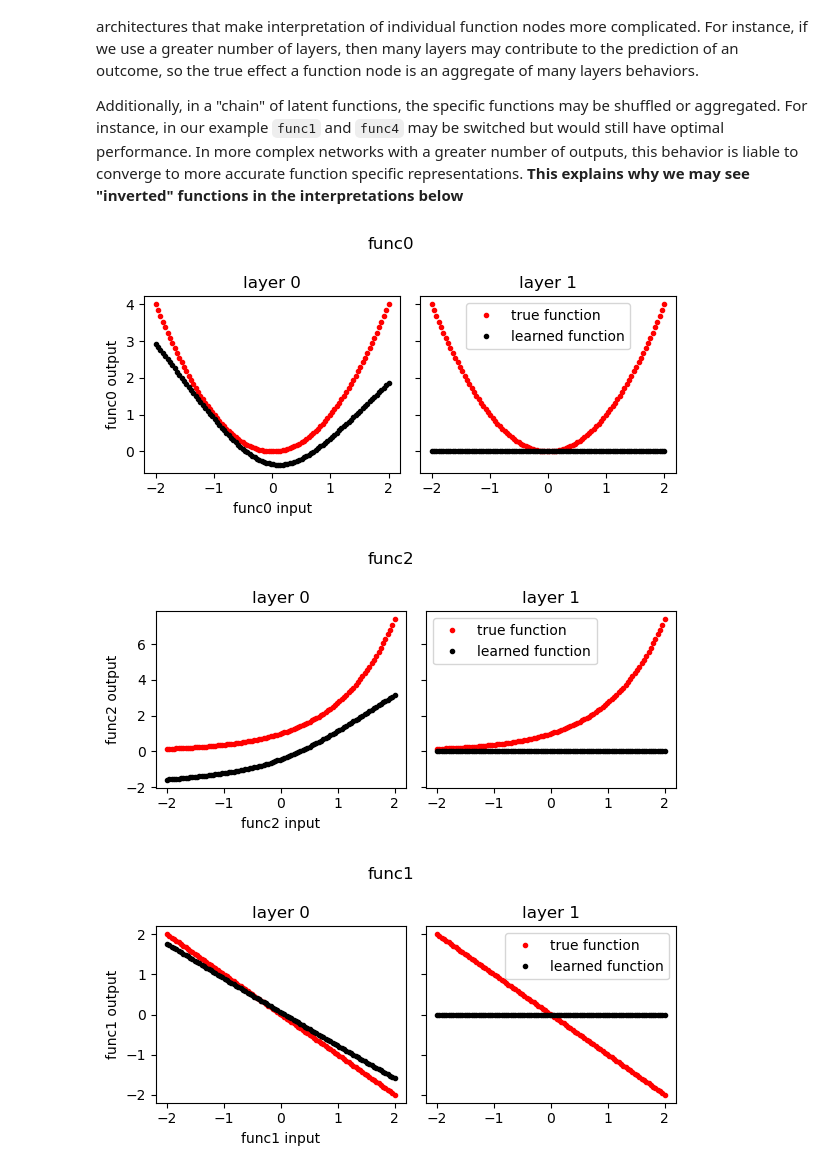
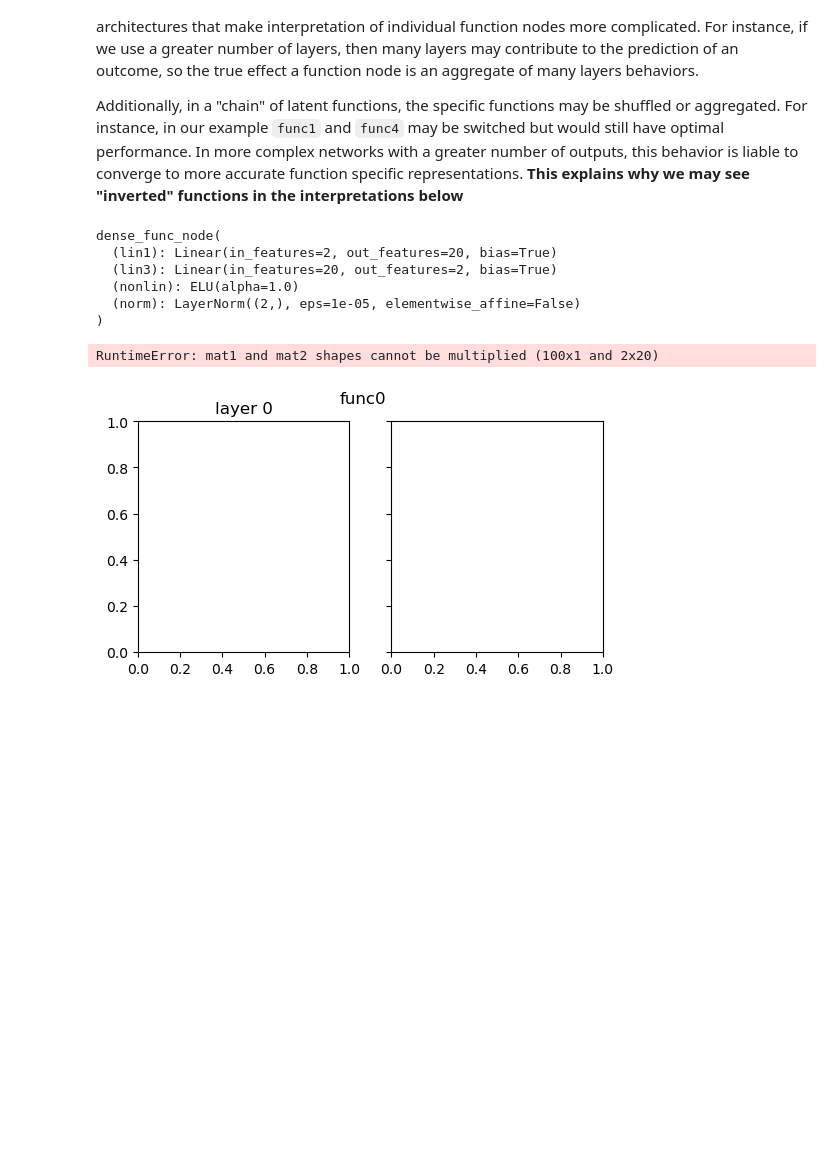
Before and after one commit to nathanieljevans/GSNN, a Jupyter notebook: examples/02_simulate.ipynb, the cells around one changed output. Drawn from its saved outputs; the diff is of its cells as text; code cells hidden in the pictures; blank space fills up the shorter version.

```diff
--- a/examples/02_simulate.ipynb
+++ b/examples/02_simulate.ipynb
@@ -94,3 +94,32 @@ Rationale for hyperparameters:
 
 
 Note, we incldued a strong `weight decay` to remove spurrious behaviors and make interpretation simpler.
+# %%
+data = nx2pyg(G, input_nodes, function_nodes, output_nodes)
+
+model = GSNN(data.edge_index_dict,
+             data.node_names_dict,
+             channels=20,
+             layers=2,
+             share_layers=False,
+             bias=True,
+             add_function_self_edges=True,
+             checkpoint=True,
+             norm='batch',
+             dropout=0).to(device)
+
+print('n params', sum([p.numel() for p in model.parameters()]))
+
+optim = torch.optim.Adam(model.parameters(), lr=1e-2, weight_decay=1e-3)
+crit = torch.nn.MSELoss()
+
+losses_gsnn = []
+for i in range(500):
+    optim.zero_grad()
+
+    yhat = model(x_train)
+    loss = crit(y_train, yhat)
+    loss.backward()
+    optim.step()
+
+    print(f'iter: {i} | loss: {loss.item():.3f}',end='\r')
@@ -97,3 +129,6 @@ Note, we incldued a strong `weight decay` to remove spurrious behaviors and make
+# %%
+y_shuffle_idxs = torch.randperm(y_train.shape[1])
+y_train = y_train[:, y_shuffle_idxs]
 # %%
 data = nx2pyg(G, input_nodes, function_nodes, output_nodes)
 
@@ -103,10 +138,10 @@ model = GSNN(data.edge_index_dict,
              layers=2,
              share_layers=False,
              bias=True,
-             add_function_self_edges=False,
+             add_function_self_edges=True,
+             checkpoint=True,
              norm='none',
-             dropout=0,
-             dropout_type='channel').to(device)
+             dropout=0).to(device)
 
 print('n params', sum([p.numel() for p in model.parameters()]))
 
@@ -139,34 +173,42 @@ Note that nodes that the layer that is learned is dependent on the nodes locatio
 In most scenarios, we do not know the exact required path length and want to use more competive architectures that make interpretation of individual function nodes more complicated. For instance, if we use a greater number of layers, then many layers may contribute to the prediction of an outcome, so the true effect a function node is an aggregate of many layers behaviors.
 
 Additionally, in a "chain" of latent functions, the specific functions may be shuffled or aggregated. For instance, in our example `func1` and `func4` may be switched but would still have optimal performance. In more complex networks with a greater number of outputs, this behavior is liable to  converge to more accurate function specific representations. **This explains why we may see "inverted" functions in the interpretations below**
+# %%
+func
+# %% [output]
+dense_func_node(
+  (lin1): Linear(in_features=2, out_features=20, bias=True)
+  (lin3): Linear(in_features=20, out_features=2, bias=True)
+  (nonlin): ELU(alpha=1.0)
+  (norm): LayerNorm((2,), eps=1e-05, elementwise_affine=False)
+)
 # %%
 for fn in ['func0', 'func2', 'func1', 'func4']:
 
     model = model.eval()
-
-    inp = torch.linspace(-2,2,100).view(-1,1)
 
     if fn in special_functions:
         out_true = [special_functions[fn](np.array(x)) for x in inp]
     else:
         out_true = [x for x in inp]
 
     f,axes = plt.subplots(1,2, figsize=(6,3), sharey=True)
-    plt.suptitle( fn)
+    plt.suptitle( fn )
 
     for i in range(2):
         axes[i].set_title(f'layer {i}')
         func, meta = extract_entity_function(node=fn, model=model, data=data, layer=i)
+        n_inputs = func.lin1.weight.data.shape[0]
+        inp = torch.randn(100, n_inputs)
         out = func(inp)
         axes.flat[i].plot(inp, out_true, 'r.', label='true function')
         axes.flat[i].plot(inp.detach().cpu().numpy().ravel(), out.detach().cpu().numpy().ravel(), 'k.', label='learned function')
 
     axes[0].set_xlabel(f'{fn} input')
     axes[0].set_ylabel(f'{fn} output')
     plt.tight_layout()
     plt.legend()
     plt.show()
 # %% [output]
+RuntimeError: mat1 and mat2 shapes cannot be multiplied (100x1 and 2x20)
-[figure, old version]
+[figure, new version]
-[figure, removed]
-[figure, removed]
```
Also changed, not shown: parts of 4 cells of this notebook, 8 other files.
